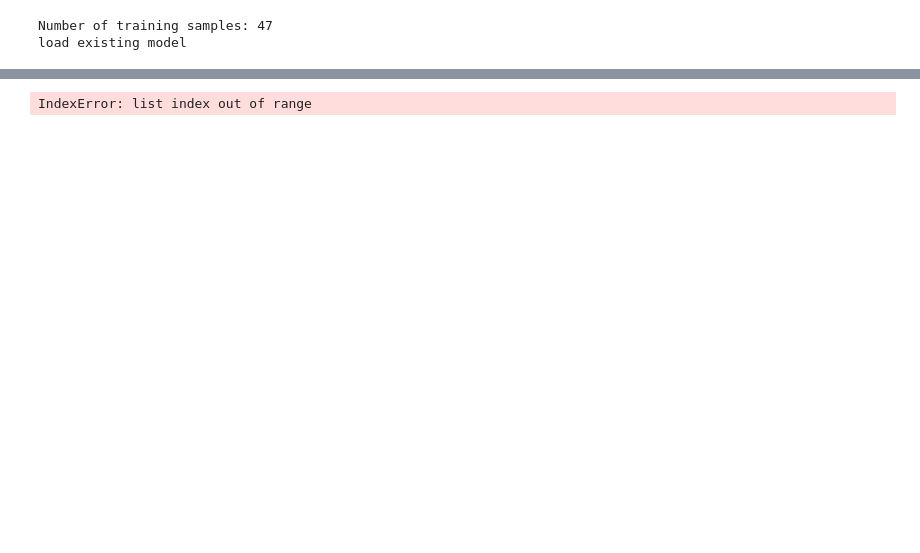
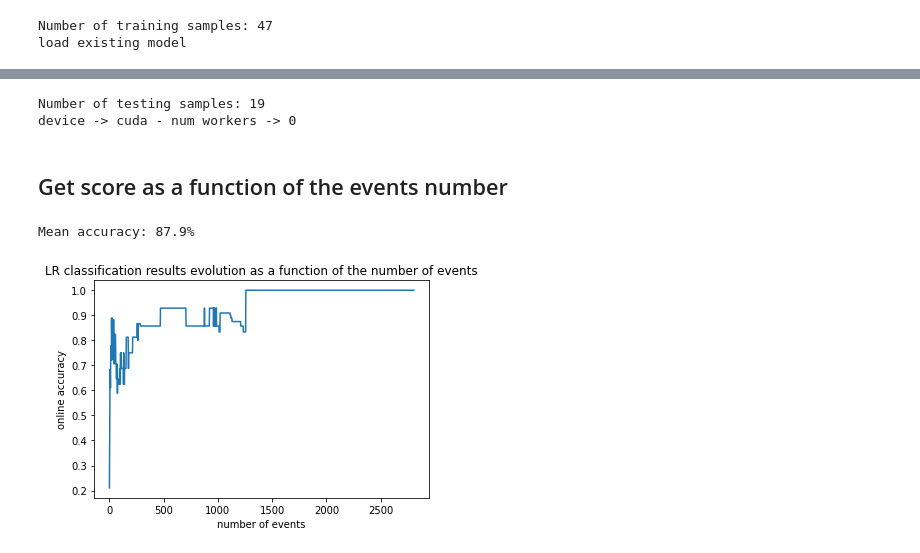
Before and after one commit to AntoineGrimaldi/HOTS, a Jupyter notebook: notebooks/BASICS_03_Training_Classifier.ipynb, the cells around one changed output, grey strips where cells are left out. Drawn from its saved outputs; the diff is of its cells as text; code cells hidden in the pictures; blank space fills up the shorter version.

Commit message:
get classification results + problem with clustering

```diff
--- a/notebooks/BASICS_03_Training_Classifier.ipynb
+++ b/notebooks/BASICS_03_Training_Classifier.ipynb
@@ -38,2 +42,5 @@ load existing model
 # %%
-likelihood, true_target = predict_MLR(hots, model, tau_cla)
+likelihood, true_target, timestamps = predict_MLR(hots, model, tau_cla)
+# %% [output]
+Number of testing samples: 19
+device -> cuda - num workers -> 0
@@ -42,12 +46,0 @@ i = 0
-# %%
-import matplotlib.pyplot as plt
-import numpy as np
-
-print(true_target[i])
-plt.plot(likelihood[i][:,true_target[i]], 'green')
-others = np.arange(len(original_dataset.classes))
-others = np.delete(others, true_target[i])
-plt.plot(likelihood[i][:,others], 'red')
-i+=1
-# %% [output]
-IndexError: list index out of range
@@ -56,0 +47,7 @@ IndexError: list index out of range
+# %% [markdown]
+## Get score as a function of the events number
+# %%
+meanac, onlinac, lastac, truepos, falsepos = score_classif_events(likelihood, true_target)
+# %% [output]
+Mean accuracy: 87.9%
+[figure, added]
```
Also changed, not shown: parts of 9 cells of this notebook, 2 other files.
